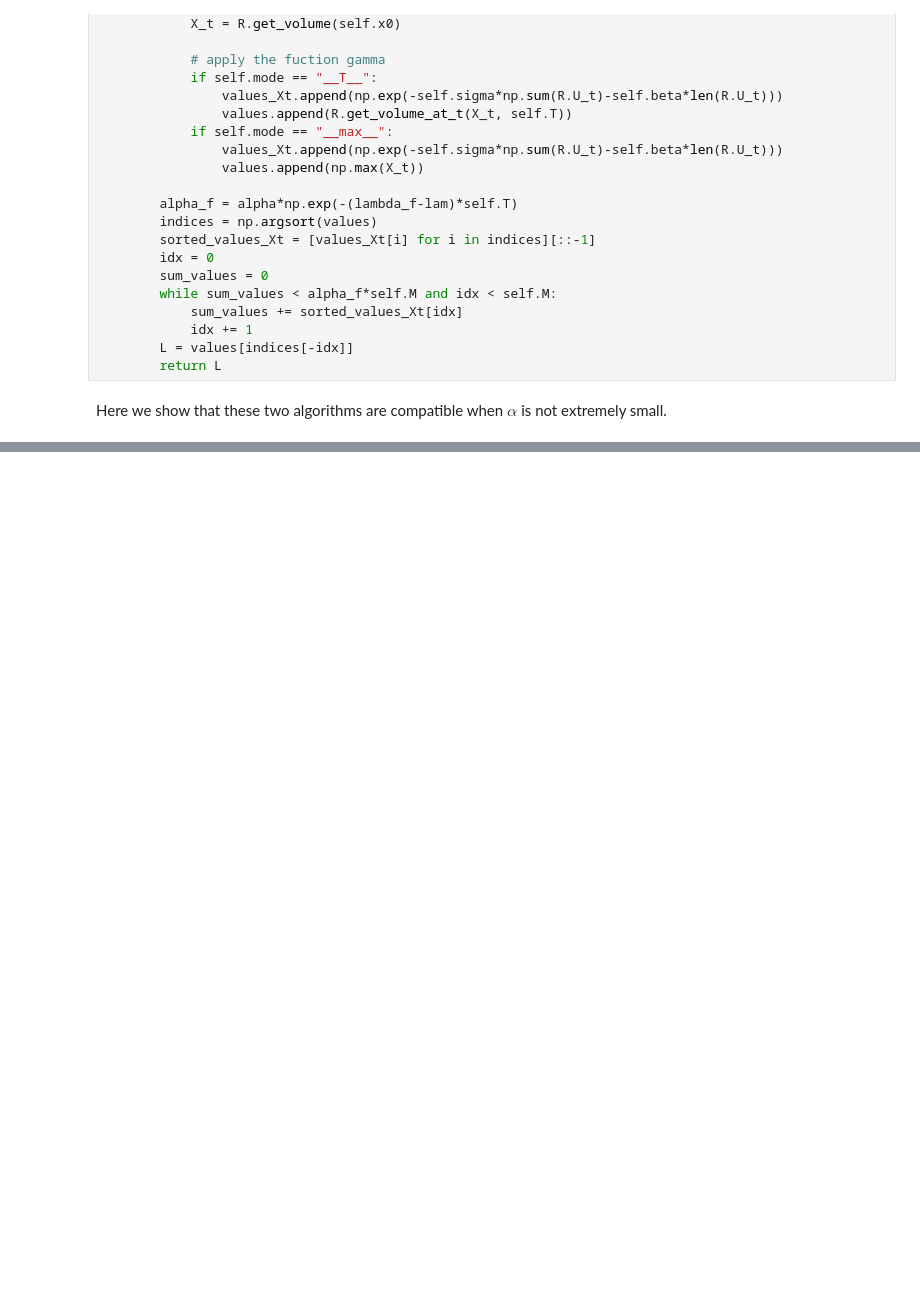
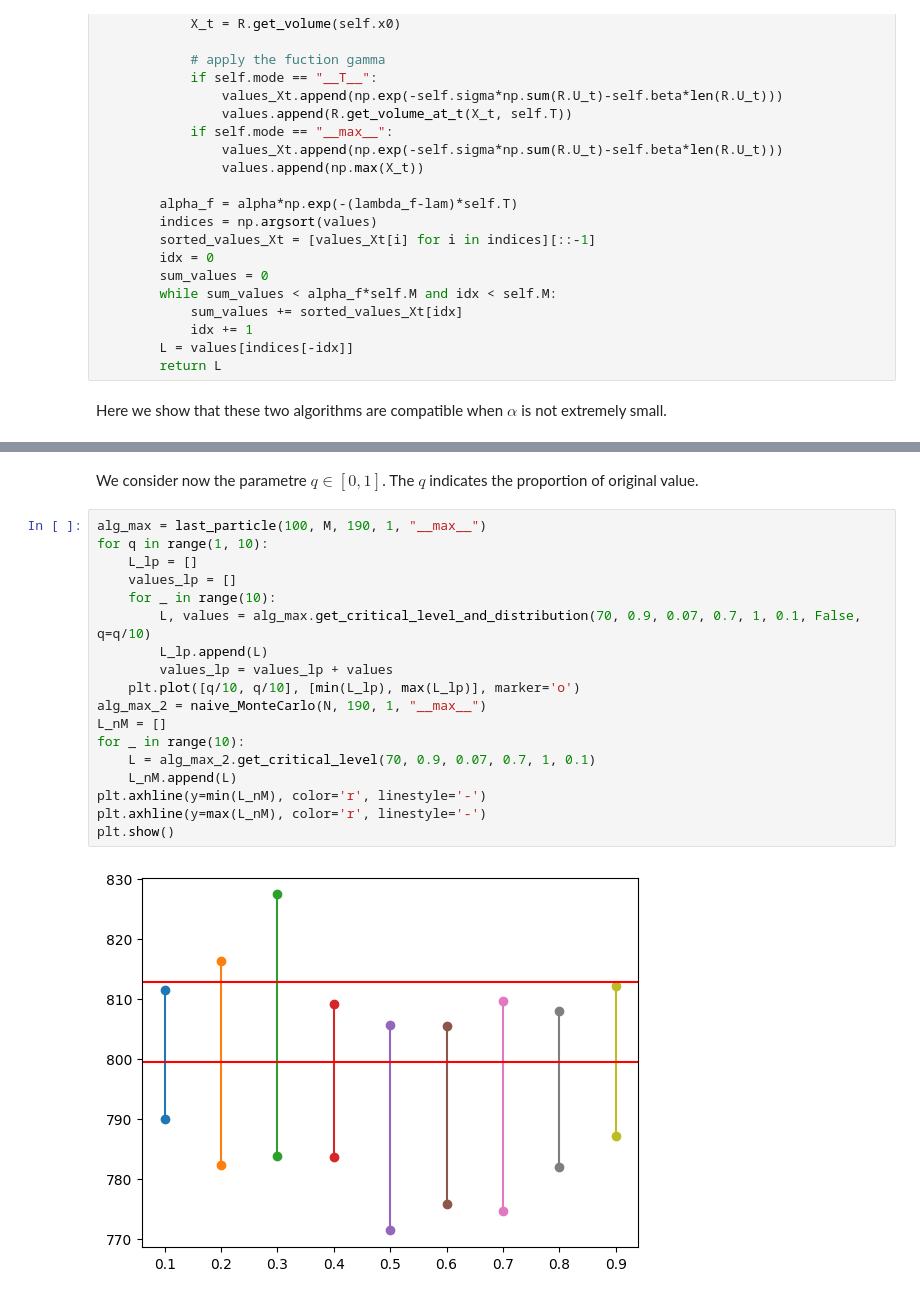
Before and after one commit to Zian-Chen/Barrages, a Jupyter notebook: projet.ipynb, the cells around one changed output, grey strips where cells are left out. Saved outputs shown, nothing was run; the diff lists cells and outputs as text; blank space fills up the shorter version.

```diff
--- a/projet.ipynb
+++ b/projet.ipynb
@@ -413,0 +444,22 @@ print(alg_T.get_critical_level_and_distribution(1, 0.9, 0.07, 0.7, 0.1, 0.0001))
+# %% [markdown]
+We consider now the parametre $q\in[0,1]$. The $q$ indicates the proportion of original value.
+# %%
+alg_max = last_particle(100, M, 190, 1, "__max__")
+for q in range(1, 10):
+    L_lp = []
+    values_lp = []
+    for _ in range(10):
+        L, values = alg_max.get_critical_level_and_distribution(70, 0.9, 0.07, 0.7, 1, 0.1, False, q=q/10)
+        L_lp.append(L)
+        values_lp = values_lp + values
+    plt.plot([q/10, q/10], [min(L_lp), max(L_lp)], marker='o')
+alg_max_2 = naive_MonteCarlo(N, 190, 1, "__max__")
+L_nM = []
+for _ in range(10):
+    L = alg_max_2.get_critical_level(70, 0.9, 0.07, 0.7, 1, 0.1)
+    L_nM.append(L)
+plt.axhline(y=min(L_nM), color='r', linestyle='-')
+plt.axhline(y=max(L_nM), color='r', linestyle='-')
+plt.show()
+# %% [output]
+[figure, added]
```
Also changed, not shown: parts of 11 cells of this notebook.
